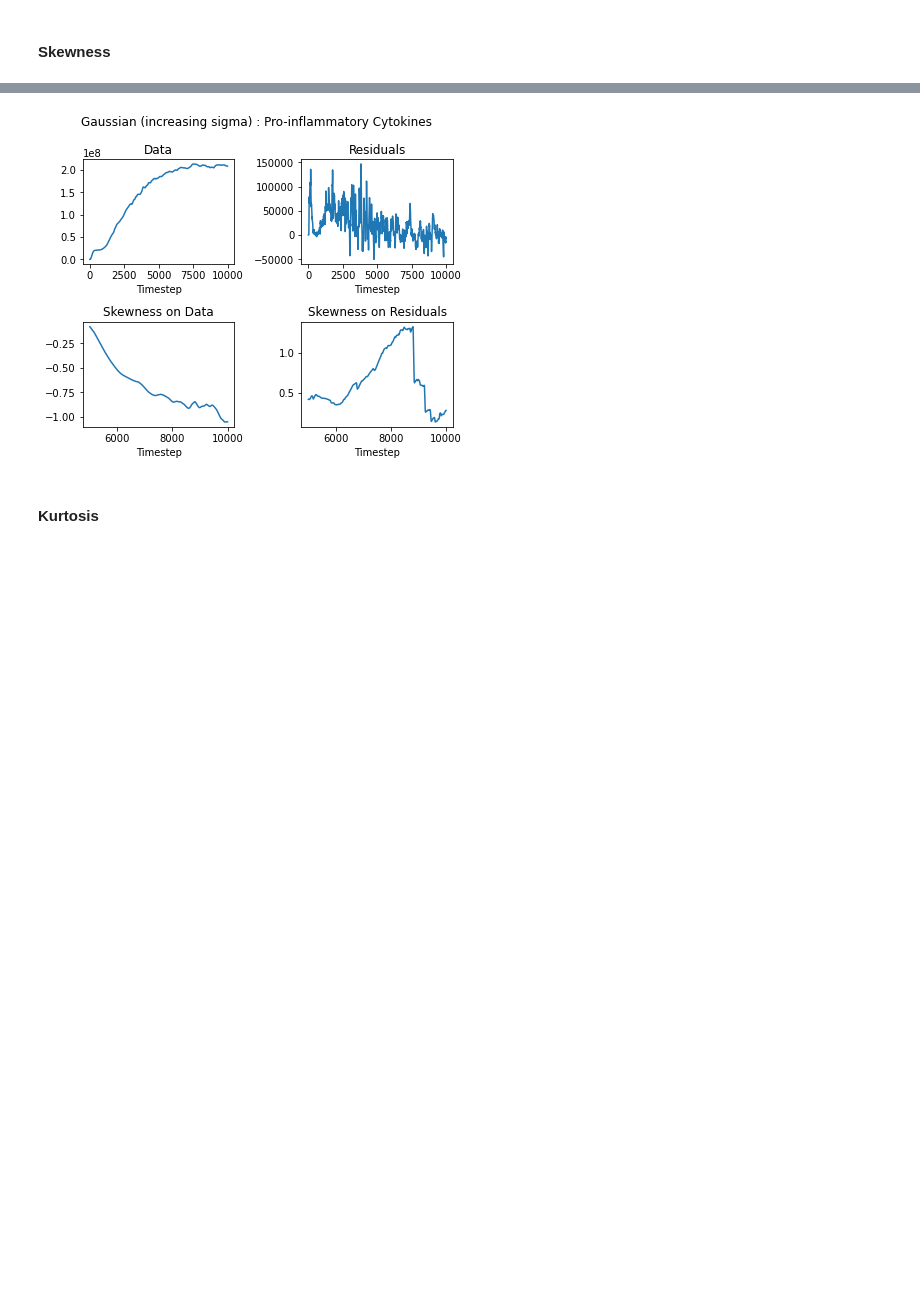
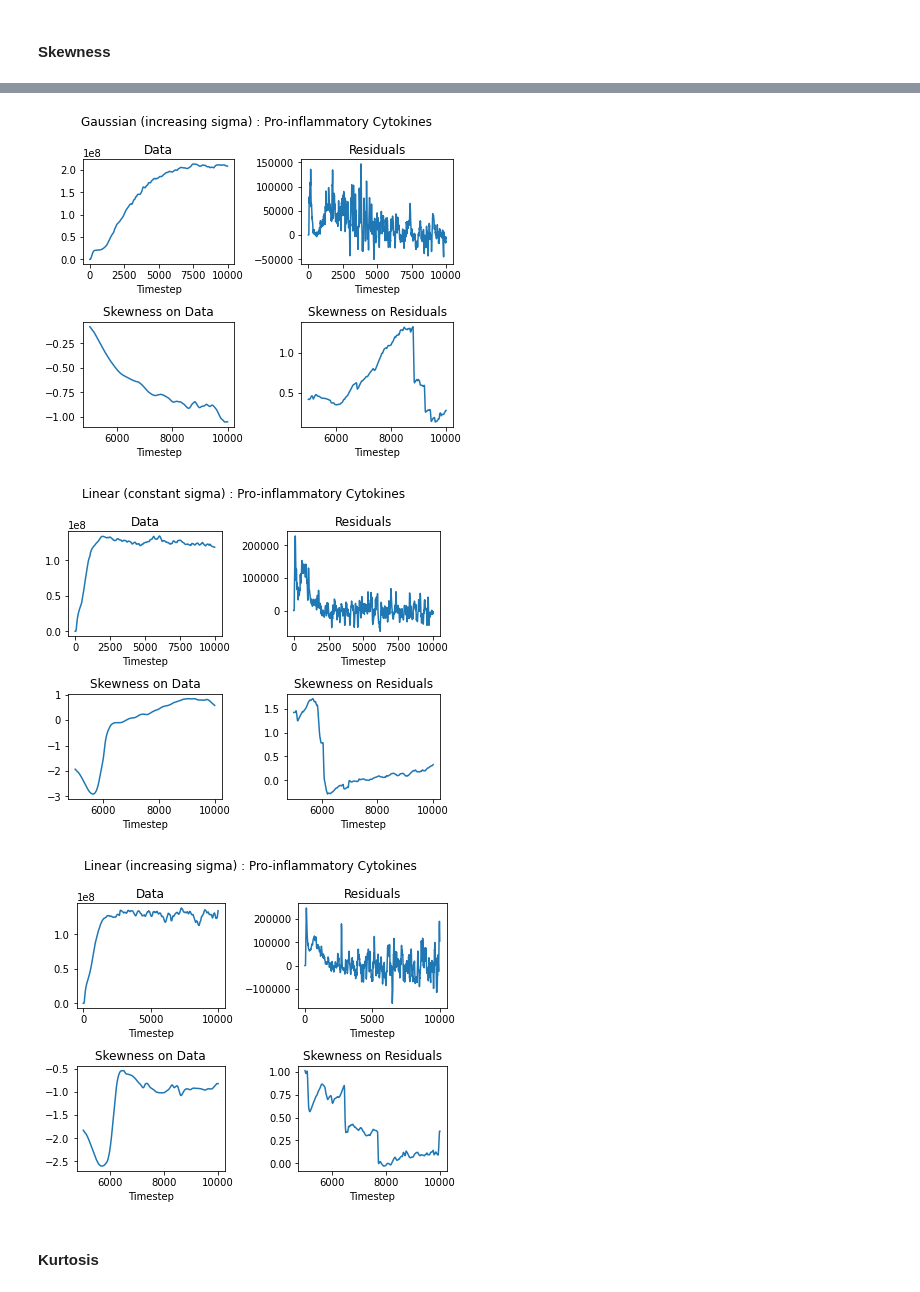
Before and after one commit to UvaCsl/immune-ct, a Jupyter notebook: Part III - EWS.ipynb, the cells around one changed output, grey strips where cells are left out. Drawn from its saved outputs; the diff is of its cells as text; code cells hidden in the pictures; blank space fills up the shorter version.

```diff
--- a/Part III - EWS.ipynb
+++ b/Part III - EWS.ipynb
@@ -117,22 +118,25 @@ for choice in range(4):
 # %% [markdown]
 #### Skewness
 # %%
-def do_ews_skew(dataset, win_size):
+def do_ews_skew(dataset, time, win_size):
     return dataset.rolling(int(win_size)).apply(skew)
 # %%
-for choice in range(4):
+n=6
+for choice in range(n):
     plot(data=noise[choice],
          immune='CH',
          noise_name = noise_names[choice],
          immune_name = 'Pro-inflammatory Cytokines',
          method_name = 'Skewness',
          method = do_ews_skew,
          win_size = len(noise[choice])/2)
 # %% [output]
 [figure]
 [figure]
 [figure]
 [figure]
+[figure, added]
+[figure, added]
 # %% [markdown]
 #### Kurtosis
 # %%
```
Also changed, not shown: parts of 31 cells of this notebook, 3 other files.
